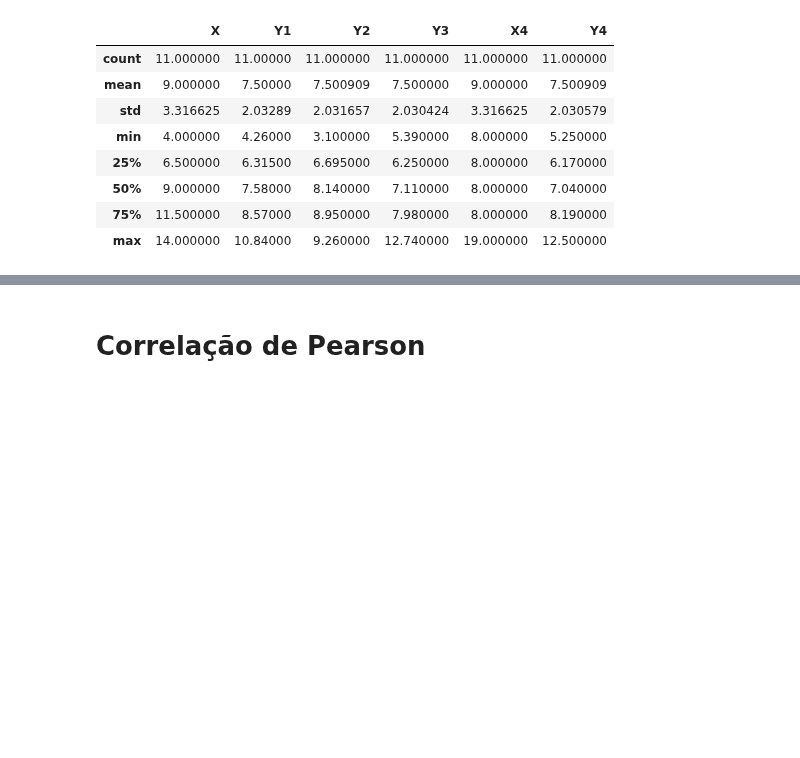
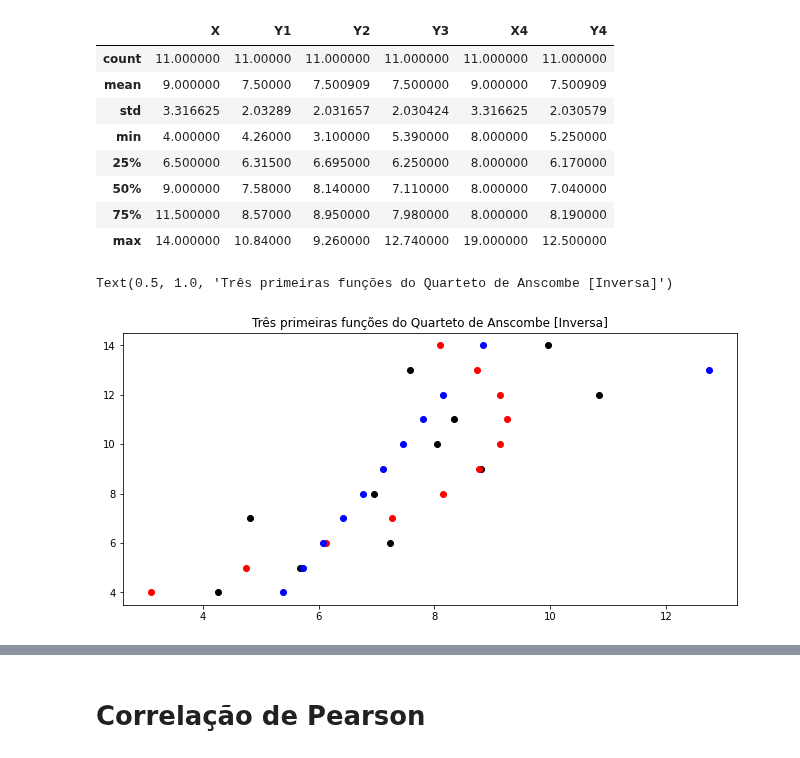
Before and after one commit to luizleroy/predictive_analytics, a Jupyter notebook: new.ipynb, the cells around one changed output, grey strips where cells are left out. Drawn from its saved outputs; the diff is of its cells as text; code cells hidden in the pictures; blank space fills up the shorter version.

```diff
--- a/new.ipynb
+++ b/new.ipynb
@@ -145,3 +145,13 @@ data_para_treinamento_ascombe.describe()
 | 50% | 9.000000 | 7.58000 | 8.140000 | 7.110000 | 8.000000 | 7.040000 |
 | 75% | 11.500000 | 8.57000 | 8.950000 | 7.980000 | 8.000000 | 8.190000 |
 | max | 14.000000 | 10.84000 | 9.260000 | 12.740000 | 19.000000 | 12.500000 |
+# %%
+plt.figure(figsize=(11,5))
+ax = plt.axes()
+ax.plot(data_para_treinamento_ascombe.iloc[:,1],data_para_treinamento_ascombe.iloc[:,0],'o', color='black')
+ax.plot(data_para_treinamento_ascombe.iloc[:,2],data_para_treinamento_ascombe.iloc[:,0],'o', color='red')
+ax.plot(data_para_treinamento_ascombe.iloc[:,3],data_para_treinamento_ascombe.iloc[:,0],'o', color='blue')
+plt.title("Três primeiras funções do Quarteto de Anscombe [Inversa]")
+# %% [output]
+Text(0.5, 1.0, 'Três primeiras funções do Quarteto de Anscombe [Inversa]')
+[figure, added]
```
Also changed, not shown: parts of 8 cells of this notebook.
